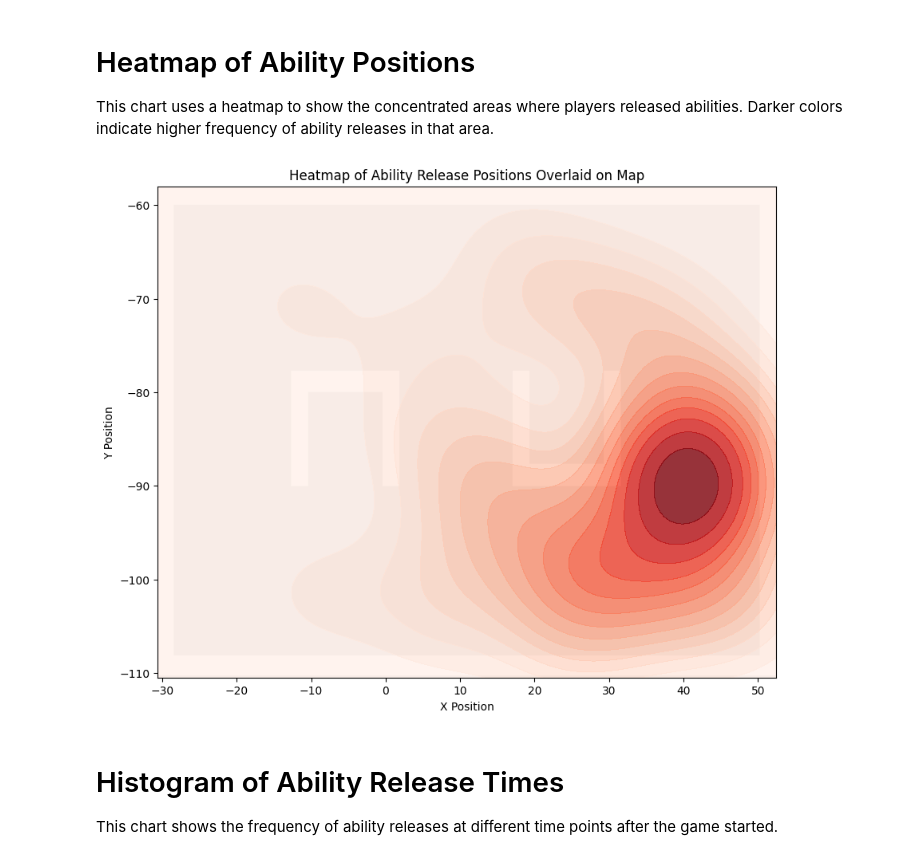
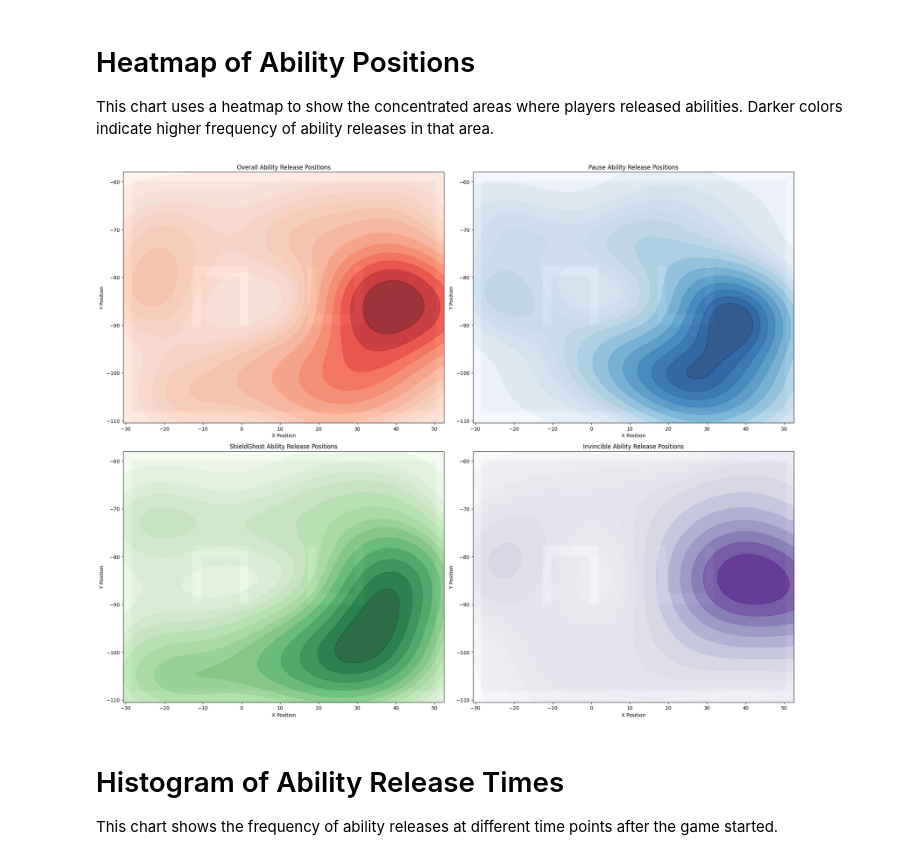
Before and after one commit to Jiawei-Wang45/526-NewPush, a Jupyter notebook: Analysis/analysis.ipynb, the cells around one changed output. Cells and saved outputs as stored; diff of their text form; code cells hidden in the pictures.

```diff
--- a/Analysis/analysis.ipynb
+++ b/Analysis/analysis.ipynb
@@ -107,27 +117,61 @@ plt.show()
 
 This chart uses a heatmap to show the concentrated areas where players released abilities. Darker colors indicate higher frequency of ability releases in that area.
 # %%
-plt.figure(figsize=(10, 8))
-# xmin = -30.61, xmax = 52.48, ymin = -110.5, ymax = -58
+# Filter out rows without AbilityType
+df_filtered = df[df['AbilityType'].notna()]
+
+# Create 2x2 subplots
+fig, axes = plt.subplots(2, 2, figsize=(20, 16))
 extent = [-30.61, 52.48, -110.5, -58]
 
-# Display the map image with the specified extent and ensure it is placed below the heatmap
+# Overall heatmap
+plt.sca(axes[0, 0])
 plt.imshow(img, extent=extent, aspect='auto', origin='lower', zorder=0, alpha=0.7)
-
-# Overlay the heatmap on top
-sns.kdeplot(data=df, x='X', y='Y', cmap='Reds', fill=True, thresh=0, alpha=0.8, zorder=1, levels=15)
-
-# Force the plot limits to match the extent so the image fills the axes exactly
+sns.kdeplot(data=df_filtered, x='X', y='Y', cmap='Reds', fill=True, thresh=0, alpha=0.8, zorder=1, levels=15)
 plt.xlim(extent[0], extent[1])
 plt.ylim(extent[2], extent[3])
-
-plt.title('Heatmap of Ability Release Positions Overlaid on Map')
+plt.title('Overall Ability Release Positions')
 plt.xlabel('X Position')
 plt.ylabel('Y Position')
 plt.gca().set_aspect('auto')
+
+# Pause heatmap
+plt.sca(axes[0, 1])
+plt.imshow(img, extent=extent, aspect='auto', origin='lower', zorder=0, alpha=0.7)
+sns.kdeplot(data=df_filtered[df_filtered['AbilityType'] == 'Pause'], x='X', y='Y', cmap='Blues', fill=True, thresh=0, alpha=0.8, zorder=1, levels=15)
+plt.xlim(extent[0], extent[1])
+plt.ylim(extent[2], extent[3])
+plt.title('Pause Ability Release Positions')
+plt.xlabel('X Position')
+plt.ylabel('Y Position')
+plt.gca().set_aspect('auto')
+
+# ShieldGhost heatmap
+plt.sca(axes[1, 0])
+plt.imshow(img, extent=extent, aspect='auto', origin='lower', zorder=0, alpha=0.7)
+sns.kdeplot(data=df_filtered[df_filtered['AbilityType'] == 'ShieldGhost'], x='X', y='Y', cmap='Greens', fill=True, thresh=0, alpha=0.8, zorder=1, levels=15)
+plt.xlim(extent[0], extent[1])
+plt.ylim(extent[2], extent[3])
+plt.title('ShieldGhost Ability Release Positions')
+plt.xlabel('X Position')
+plt.ylabel('Y Position')
+plt.gca().set_aspect('auto')
+
+# Invincible heatmap
+plt.sca(axes[1, 1])
+plt.imshow(img, extent=extent, aspect='auto', origin='lower', zorder=0, alpha=0.7)
+sns.kdeplot(data=df_filtered[df_filtered['AbilityType'] == 'Invincible'], x='X', y='Y', cmap='Purples', fill=True, thresh=0, alpha=0.8, zorder=1, levels=15)
+plt.xlim(extent[0], extent[1])
+plt.ylim(extent[2], extent[3])
+plt.title('Invincible Ability Release Positions')
+plt.xlabel('X Position')
+plt.ylabel('Y Position')
+plt.gca().set_aspect('auto')
+
+plt.tight_layout()
 plt.show()
 # %% [output]
-[figure, old version]
+[figure, new version]
 # %% [markdown]
 # Histogram of Ability Release Times
 
```
Also changed, not shown: parts of 7 cells of this notebook, 4 other files.
